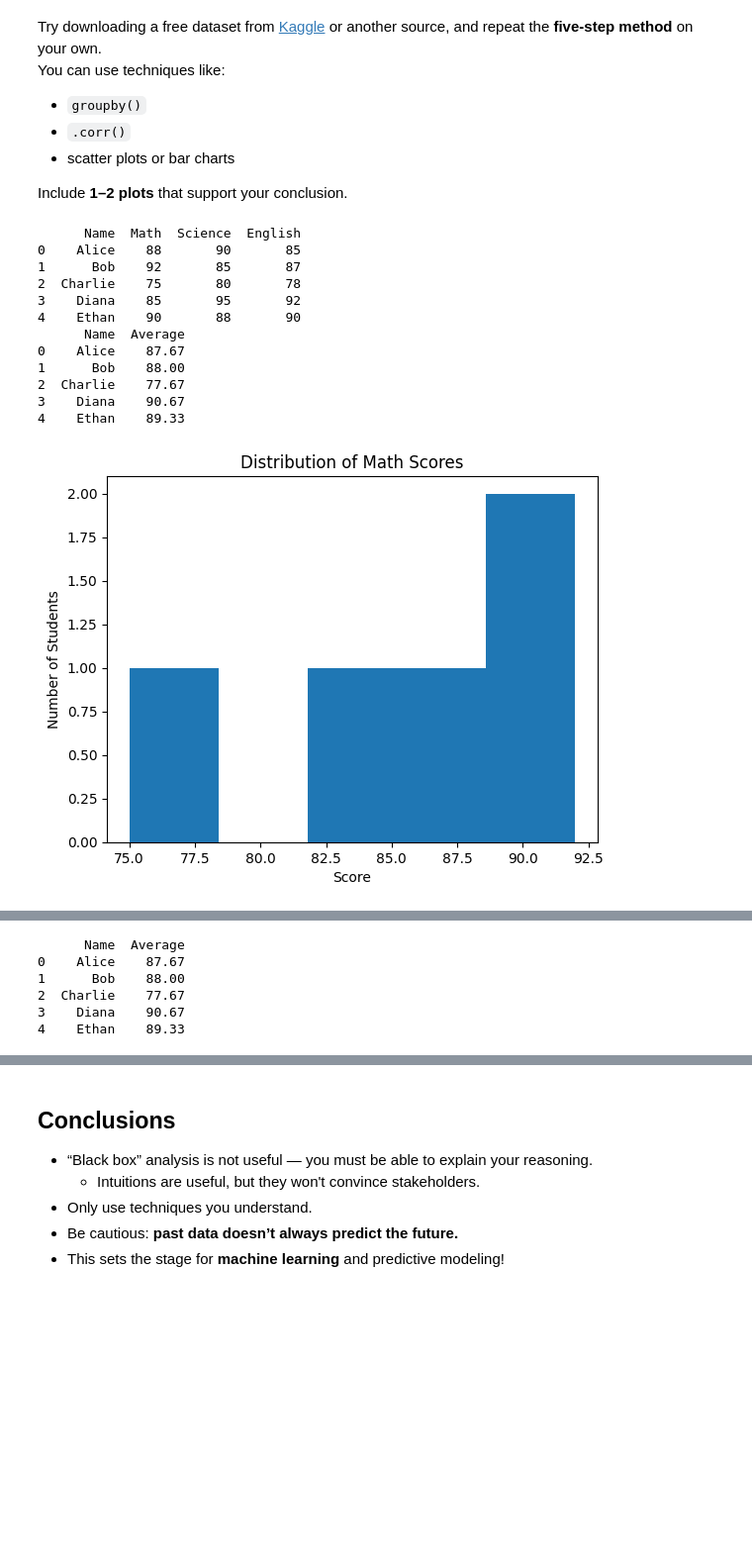
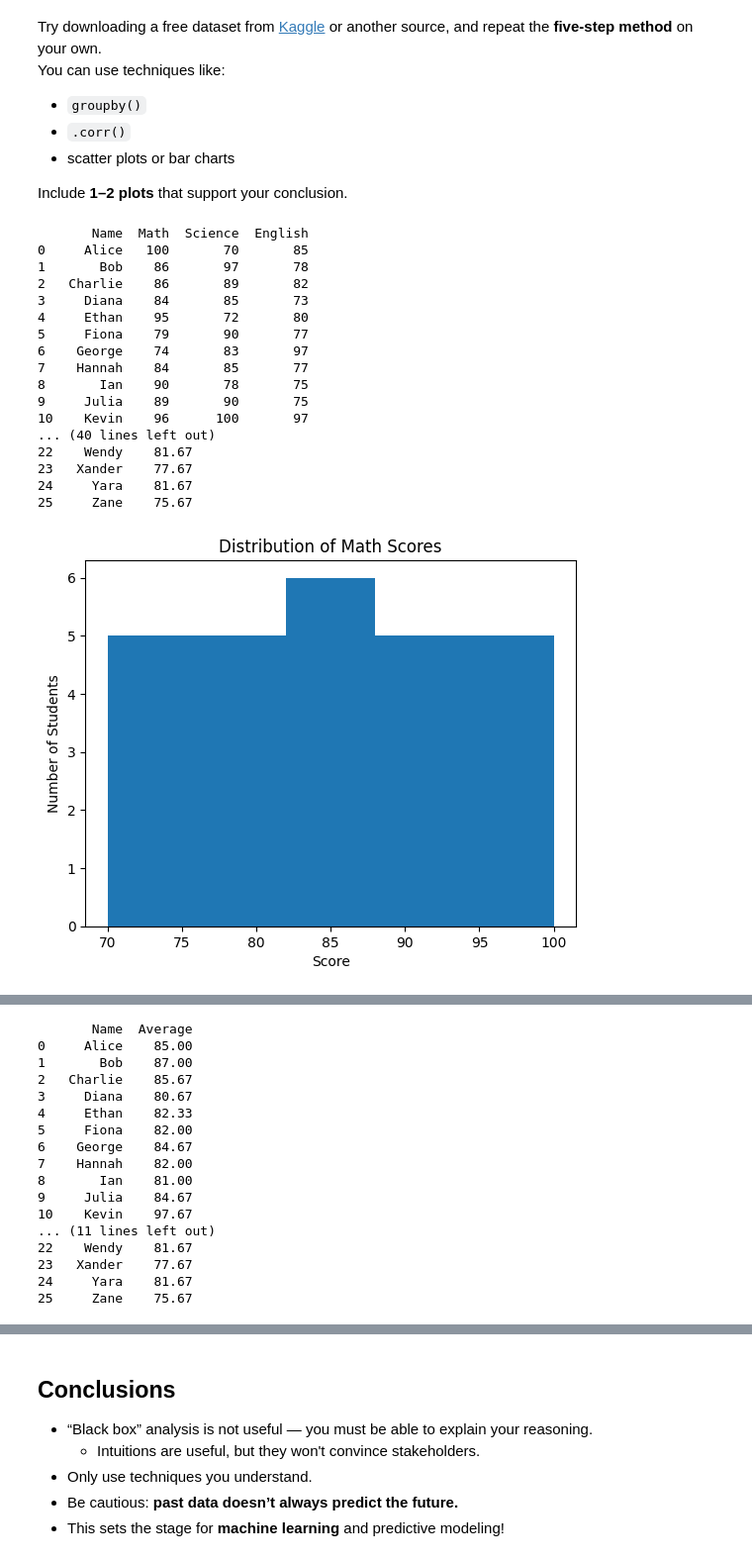
Before and after one commit to vihaannarkhede29/bwsi-comp-problem-solving, a Jupyter notebook: mod3_math_modeling/3_intro_to_data_analysis.ipynb, the cells around one changed output, grey strips where cells are left out. Shown at 99% size. Saved outputs shown, nothing was run; the diff lists cells and outputs as text; code cells hidden in the pictures; blank space fills up the shorter version.

```diff
--- a/mod3_math_modeling/3_intro_to_data_analysis.ipynb
+++ b/mod3_math_modeling/3_intro_to_data_analysis.ipynb
@@ -242,48 +242,65 @@ You can use techniques like:
 Include **1–2 plots** that support your conclusion.
 # %%
 import pandas as pd
+import random
 
-# Example dataset: Students and their test scores
+# Step 1: Data Collection – create a larger dataset
+students = [
+    "Alice", "Bob", "Charlie", "Diana", "Ethan", "Fiona", "George", "Hannah",
+    "Ian", "Julia", "Kevin", "Laura", "Mike", "Nina", "Oliver", "Paula",
+    "Quinn", "Rachel", "Steve", "Tina", "Uma", "Victor", "Wendy", "Xander",
+    "Yara", "Zane"
+]
+
+# Generate random scores between 70 and 100
 data = {
-    "Name": ["Alice", "Bob", "Charlie", "Diana", "Ethan"],
-    "Math": [88, 92, 75, 85, 90],
-    "Science": [90, 85, 80, 95, 88],
-    "English": [85, 87, 78, 92, 90]
+    "Name": students,
+    "Math": [random.randint(70, 100) for _ in students],
+    "Science": [random.randint(70, 100) for _ in students],
+    "English": [random.randint(70, 100) for _ in students]
 }
 
 df = pd.DataFrame(data)
+
+# Preview the dataset
 print(df)
+print("\nNumber of rows and columns:", df.shape)
 # Calculate average score for each student
 df["Average"] = df[["Math", "Science", "English"]].mean(axis=1)
 print(df[["Name", "Average"]])
 
 import matplotlib.pyplot as plt
 
 plt.hist(df["Math"], bins=5)
 plt.title("Distribution of Math Scores")
 plt.xlabel("Score")
 plt.ylabel("Number of Students")
 plt.show()
 plt.scatter(df["Math"], df["Science"])
 plt.title("Math vs Science Scores")
 plt.xlabel("Math")
 plt.ylabel("Science")
 plt.show()
 
 # Average score per student
 df["Average"] = df[["Math", "Science", "English"]].mean(axis=1)
 print(df[["Name", "Average"]])
 # %% [output]
-      Name  Math  Science  English
-0    Alice    88       90       85
-1      Bob    92       85       87
-2  Charlie    75       80       78
-3    Diana    85       95       92
-4    Ethan    90       88       90
-      Name  Average
-0    Alice    87.67
-1      Bob    88.00
-2  Charlie    77.67
-3    Diana    90.67
-4    Ethan    89.33
+       Name  Math  Science  English
+0     Alice   100       70       85
+1       Bob    86       97       78
+2   Charlie    86       89       82
+3     Diana    84       85       73
+4     Ethan    95       72       80
+5     Fiona    79       90       77
+6    George    74       83       97
+7    Hannah    84       85       77
+8       Ian    90       78       75
+9     Julia    89       90       75
+10    Kevin    96      100       97
+... (40 lines left out)
+22    Wendy    81.67
+23   Xander    77.67
+24     Yara    81.67
+25     Zane    75.67
-[figure, old version]
+[figure, new version]
@@ -291,8 +308,19 @@ print(df[["Name", "Average"]])
-      Name  Average
-0    Alice    87.67
-1      Bob    88.00
-2  Charlie    77.67
-3    Diana    90.67
-4    Ethan    89.33
+       Name  Average
+0     Alice    85.00
+1       Bob    87.00
+2   Charlie    85.67
+3     Diana    80.67
+4     Ethan    82.33
+5     Fiona    82.00
+6    George    84.67
+7    Hannah    82.00
+8       Ian    81.00
+9     Julia    84.67
+10    Kevin    97.67
+... (11 lines left out)
+22    Wendy    81.67
+23   Xander    77.67
+24     Yara    81.67
+25     Zane    75.67
 # %% [markdown]
 ## Analysis
```
Also changed, not shown: parts of 2 cells of this notebook, 1 other file.
